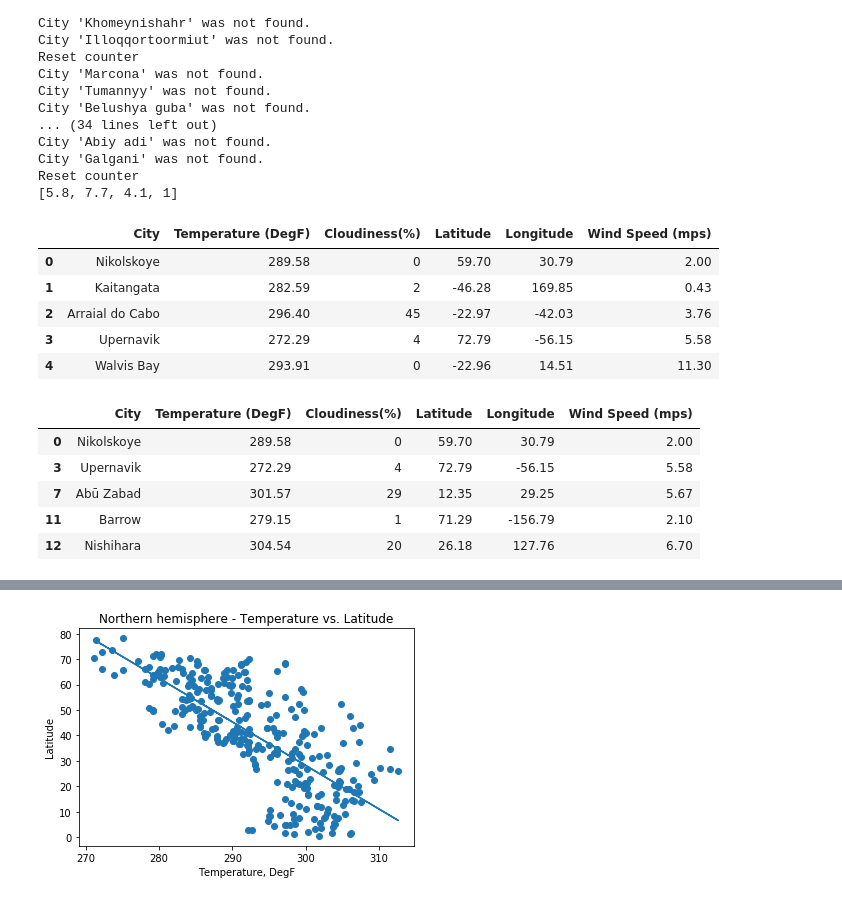
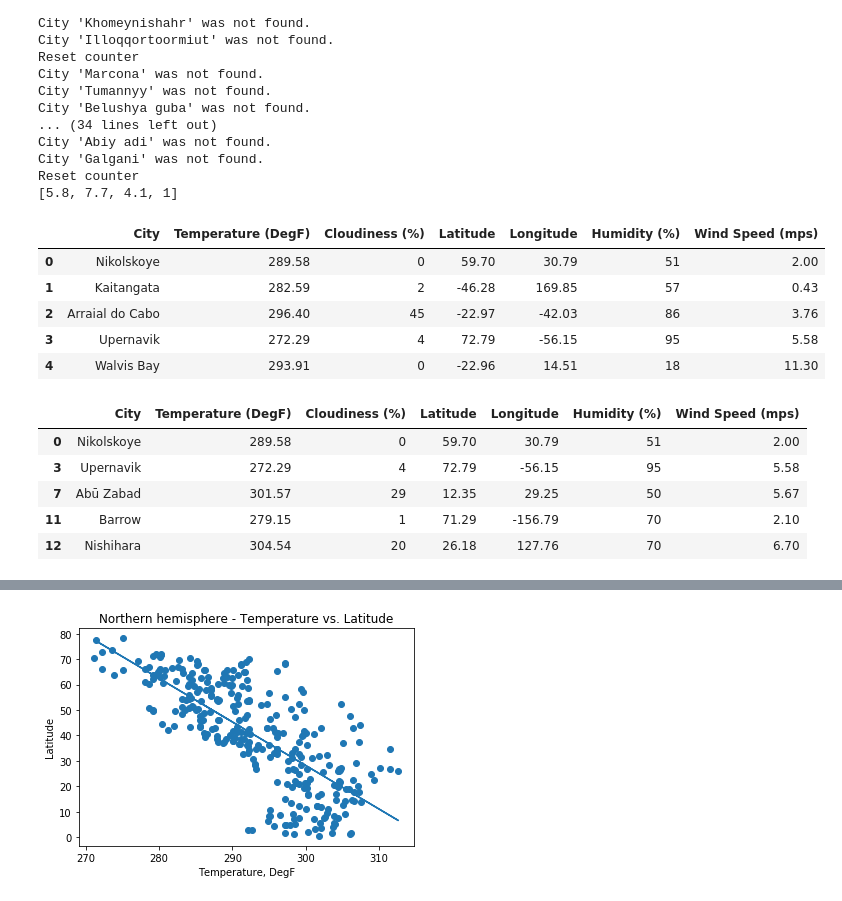
Before and after one commit to IrinaUX/python-api-challenge-2, a Jupyter notebook: WeatherPy/WeatherPy-Copy2.ipynb, the cells around one changed output, grey strips where cells are left out. Cells and saved outputs as stored; diff of their text form; code cells hidden in the pictures.

```diff
--- a/WeatherPy/WeatherPy-Copy2.ipynb
+++ b/WeatherPy/WeatherPy-Copy2.ipynb
@@ -102,27 +102,29 @@ Reset counter
 # %%
 # Create a dataframe from the collected data
 weather_df = pd.DataFrame({'City': city_list,
                            'Temperature (DegF)': temp_list,
-                           'Cloudiness(%)': cloud_list,
+                           'Cloudiness (%)': cloud_list,
                            'Latitude': lat_list,
                            'Longitude': long_list,
+                           'Humidity (%)': humid_list,
                            'Wind Speed (mps)': wind_list})
 weather_df.head()
 # %% [output]
-|  | City | Temperature (DegF) | Cloudiness(%) | Latitude | Longitude | Wind Speed (mps) |
-| 0 | Nikolskoye | 289.58 | 0 | 59.70 | 30.79 | 2.00 |
-| 1 | Kaitangata | 282.59 | 2 | -46.28 | 169.85 | 0.43 |
-| 2 | Arraial do Cabo | 296.40 | 45 | -22.97 | -42.03 | 3.76 |
-| 3 | Upernavik | 272.29 | 4 | 72.79 | -56.15 | 5.58 |
-| 4 | Walvis Bay | 293.91 | 0 | -22.96 | 14.51 | 11.30 |
+|  | City | Temperature (DegF) | Cloudiness (%) | Latitude | Longitude | Humidity (%) | Wind Speed (mps) |
+| 0 | Nikolskoye | 289.58 | 0 | 59.70 | 30.79 | 51 | 2.00 |
+| 1 | Kaitangata | 282.59 | 2 | -46.28 | 169.85 | 57 | 0.43 |
+| 2 | Arraial do Cabo | 296.40 | 45 | -22.97 | -42.03 | 86 | 3.76 |
+| 3 | Upernavik | 272.29 | 4 | 72.79 | -56.15 | 95 | 5.58 |
+| 4 | Walvis Bay | 293.91 | 0 | -22.96 | 14.51 | 18 | 11.30 |
 # %%
+# Extract data for the northern hemisphere
 northern_weather_df = weather_df.loc[weather_df['Latitude'] >= 0]
 northern_weather_df.head()
 # %% [output]
-|  | City | Temperature (DegF) | Cloudiness(%) | Latitude | Longitude | Wind Speed (mps) |
-| 0 | Nikolskoye | 289.58 | 0 | 59.70 | 30.79 | 2.00 |
-| 3 | Upernavik | 272.29 | 4 | 72.79 | -56.15 | 5.58 |
-| 7 | Abū Zabad | 301.57 | 29 | 12.35 | 29.25 | 5.67 |
-| 11 | Barrow | 279.15 | 1 | 71.29 | -156.79 | 2.10 |
-| 12 | Nishihara | 304.54 | 20 | 26.18 | 127.76 | 6.70 |
+|  | City | Temperature (DegF) | Cloudiness (%) | Latitude | Longitude | Humidity (%) | Wind Speed (mps) |
+| 0 | Nikolskoye | 289.58 | 0 | 59.70 | 30.79 | 51 | 2.00 |
+| 3 | Upernavik | 272.29 | 4 | 72.79 | -56.15 | 95 | 5.58 |
+| 7 | Abū Zabad | 301.57 | 29 | 12.35 | 29.25 | 50 | 5.67 |
+| 11 | Barrow | 279.15 | 1 | 71.29 | -156.79 | 70 | 2.10 |
+| 12 | Nishihara | 304.54 | 20 | 26.18 | 127.76 | 70 | 6.70 |
 # %%
```
Also changed, not shown: parts of 15 cells of this notebook.
